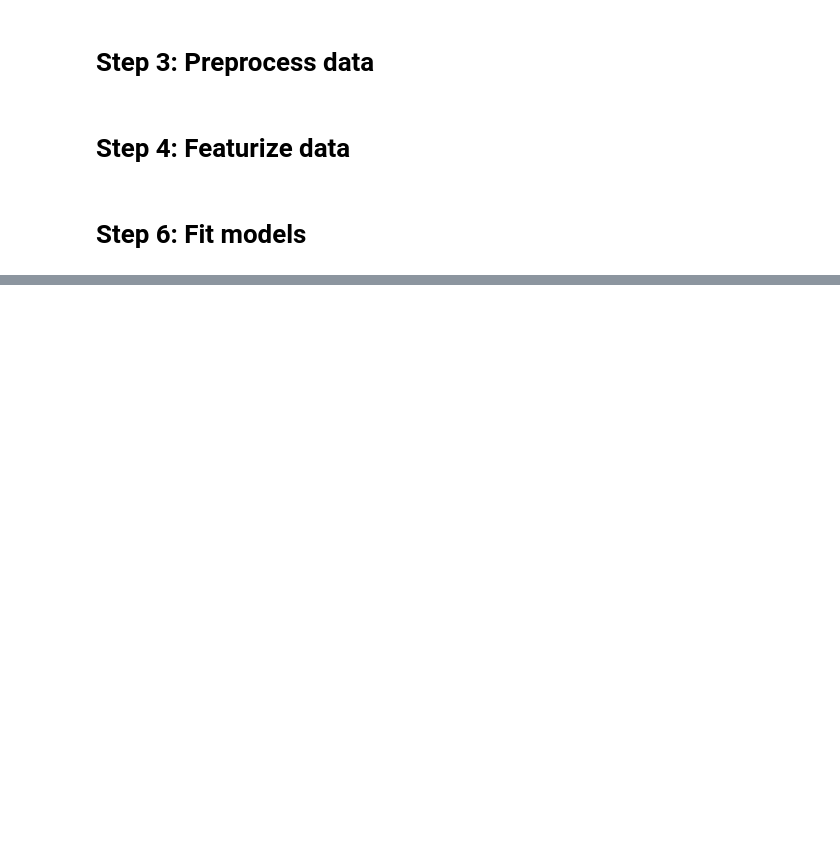
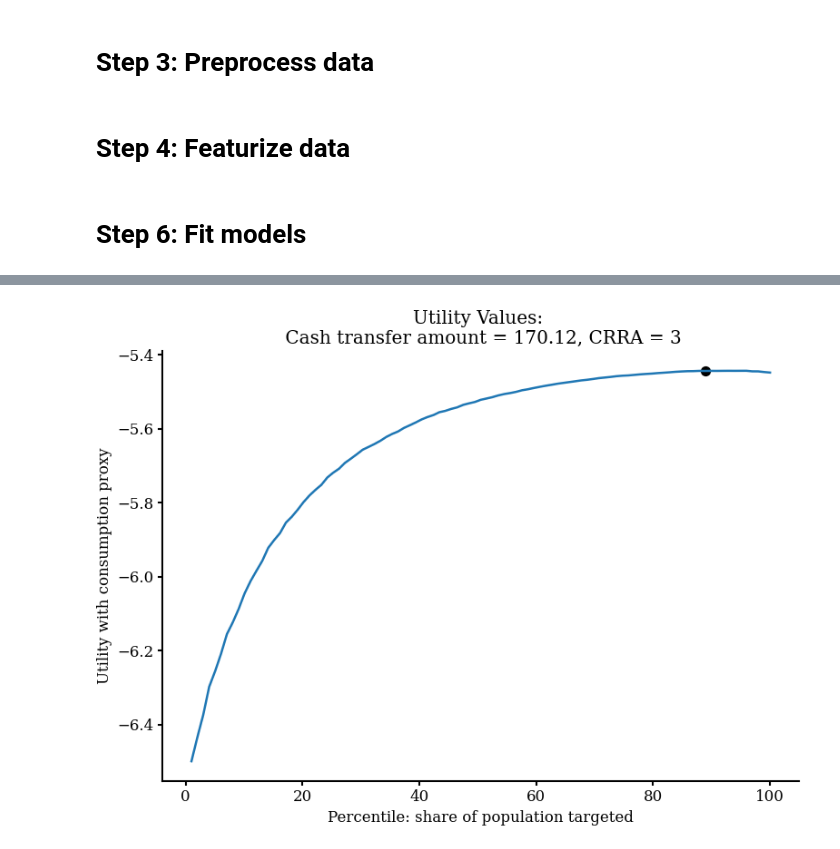
Before and after one commit to IDinsight/cider, a Jupyter notebook: notebooks/demo_pipeline.ipynb, the cells around one changed output, grey strips where cells are left out. Drawn from its saved outputs; the diff is of its cells as text; code cells hidden in the pictures; blank space fills up the shorter version.

```diff
--- a/notebooks/demo_pipeline.ipynb
+++ b/notebooks/demo_pipeline.ipynb
@@ -171,0 +220,25 @@ y_pred_test = model.predict(X_test)
+# %%
+# Compute utility grid
+cash_transfer_at_ubi_rate = 0.01 * consumption_data['weight'].sum()
+utility_grid_df = compute_utility_grid(
+    consumption_data,
+    cash_transfer_amount=cash_transfer_at_ubi_rate,
+    num_grid_points=99,
+    constant_relative_risk_aversion=3.0)
+
+
+optimal_utility_df = calculate_optimal_utility_and_cash_transfer_size_table(
+    consumption_data,
+    cash_transfer_amount=cash_transfer_at_ubi_rate,
+    num_grid_points=10,
+    constant_relative_risk_aversion=3.0
+)
+
+fig, ax = plot_utility_values(
+    utility_grid_df,
+    optimal_utility_df.loc["proxy_consumption", "optimal_population_percentile"],
+    optimal_utility_df.loc["proxy_consumption", "maximum_utility"],
+    cash_transfer_at_ubi_rate, 3)
+fig
+# %% [output]
+[figure, added]
```
Also changed, not shown: parts of 8 cells of this notebook.
